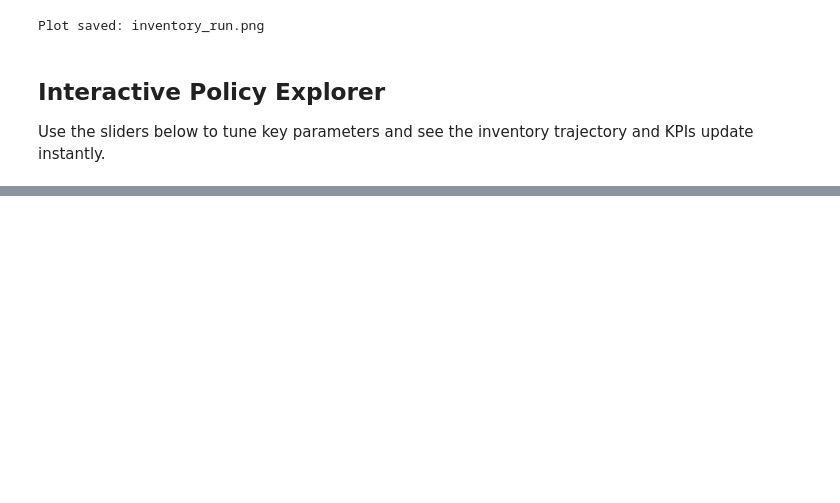
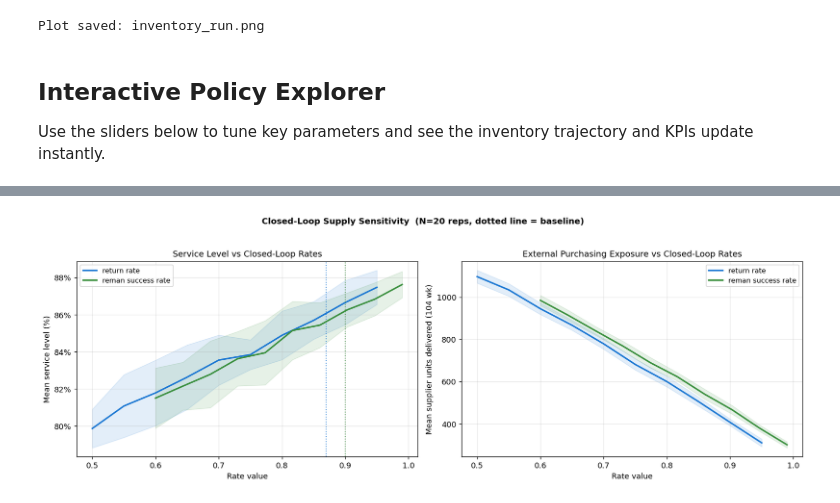
Before and after one commit to D2G2023/inventory2, a Jupyter notebook: notebooks/reman_im_sim.ipynb, the cells around one changed output, grey strips where cells are left out. Cells and saved outputs as stored; diff of their text form; code cells hidden in the pictures; blank space fills up the shorter version.

```diff
--- a/notebooks/reman_im_sim.ipynb
+++ b/notebooks/reman_im_sim.ipynb
@@ -525,0 +632,64 @@ HBox(children=(VBox(children=(IntSlider(value=35, description='Reorder pt', layo
+# %%
+def sweep_param(name, values):
+    out = []
+    for v in values:
+        p_var = dataclasses.replace(BASELINE, **{name: v})
+        batch = [kpi_from_run(run(p_var, seed=s), p_var) for s in range(N_REPS)]
+        df_b  = pd.DataFrame(batch)
+        out.append({
+            name:             v,
+            'sl_mean':        df_b.service_level.mean(),
+            'sl_std':         df_b.service_level.std(),
+            'supplier_mean':  df_b.total_supplier_in.mean(),
+            'supplier_std':   df_b.total_supplier_in.std(),
+        })
+    return pd.DataFrame(out)
+
+df_rr  = sweep_param('return_rate',        np.linspace(0.50, 0.95, 10))
+df_rsr = sweep_param('reman_success_rate', np.linspace(0.60, 0.99, 10))
+
+# ── plot ──────────────────────────────────────────────────────────────────
+fig, axes = plt.subplots(1, 2, figsize=(14, 5))
+
+for ax, df, name, color, base_v in [
+    (axes[0], df_rr,  'return_rate',        '#1976D2', BASELINE.return_rate),
+    (axes[0], df_rsr, 'reman_success_rate', '#388E3C', BASELINE.reman_success_rate),
+]:
+    x = df[name]
+    ax.plot(x, df.sl_mean * 100, color=color, lw=2, label=name.replace('_', ' '))
+    ax.fill_between(x,
+                    (df.sl_mean - df.sl_std) * 100,
+                    (df.sl_mean + df.sl_std) * 100,
+                    alpha=0.12, color=color)
+    ax.axvline(base_v, color=color, lw=1.2, ls=':', alpha=0.8)
+
+axes[0].set_xlabel('Rate value', fontsize=10)
+axes[0].set_ylabel('Mean service level (%)', fontsize=10)
+axes[0].yaxis.set_major_formatter(plt.FuncFormatter(lambda v, _: f'{v:.0f}%'))
+axes[0].set_title('Service Level vs Closed-Loop Rates', fontsize=11)
+axes[0].legend(fontsize=9)
+axes[0].grid(True, alpha=0.3)
+
+for ax, df, name, color in [
+    (axes[1], df_rr,  'return_rate',        '#1976D2'),
+    (axes[1], df_rsr, 'reman_success_rate', '#388E3C'),
+]:
+    x = df[name]
+    ax.plot(x, df.supplier_mean, color=color, lw=2, label=name.replace('_', ' '))
+    ax.fill_between(x,
+                    df.supplier_mean - df.supplier_std,
+                    df.supplier_mean + df.supplier_std,
+                    alpha=0.12, color=color)
+
+axes[1].set_xlabel('Rate value', fontsize=10)
+axes[1].set_ylabel('Mean supplier units delivered (104 wk)', fontsize=10)
+axes[1].set_title('External Purchasing Exposure vs Closed-Loop Rates', fontsize=11)
+axes[1].legend(fontsize=9)
+axes[1].grid(True, alpha=0.3)
+
+plt.suptitle(f'Closed-Loop Supply Sensitivity  (N={N_REPS} reps, dotted line = baseline)',
+             fontsize=11, fontweight='bold')
+plt.tight_layout(rect=[0, 0, 1, 0.95])
+plt.show()
+# %% [output]
+[figure, added]
```
Also changed, not shown: parts of 14 cells of this notebook, 5 other files.
